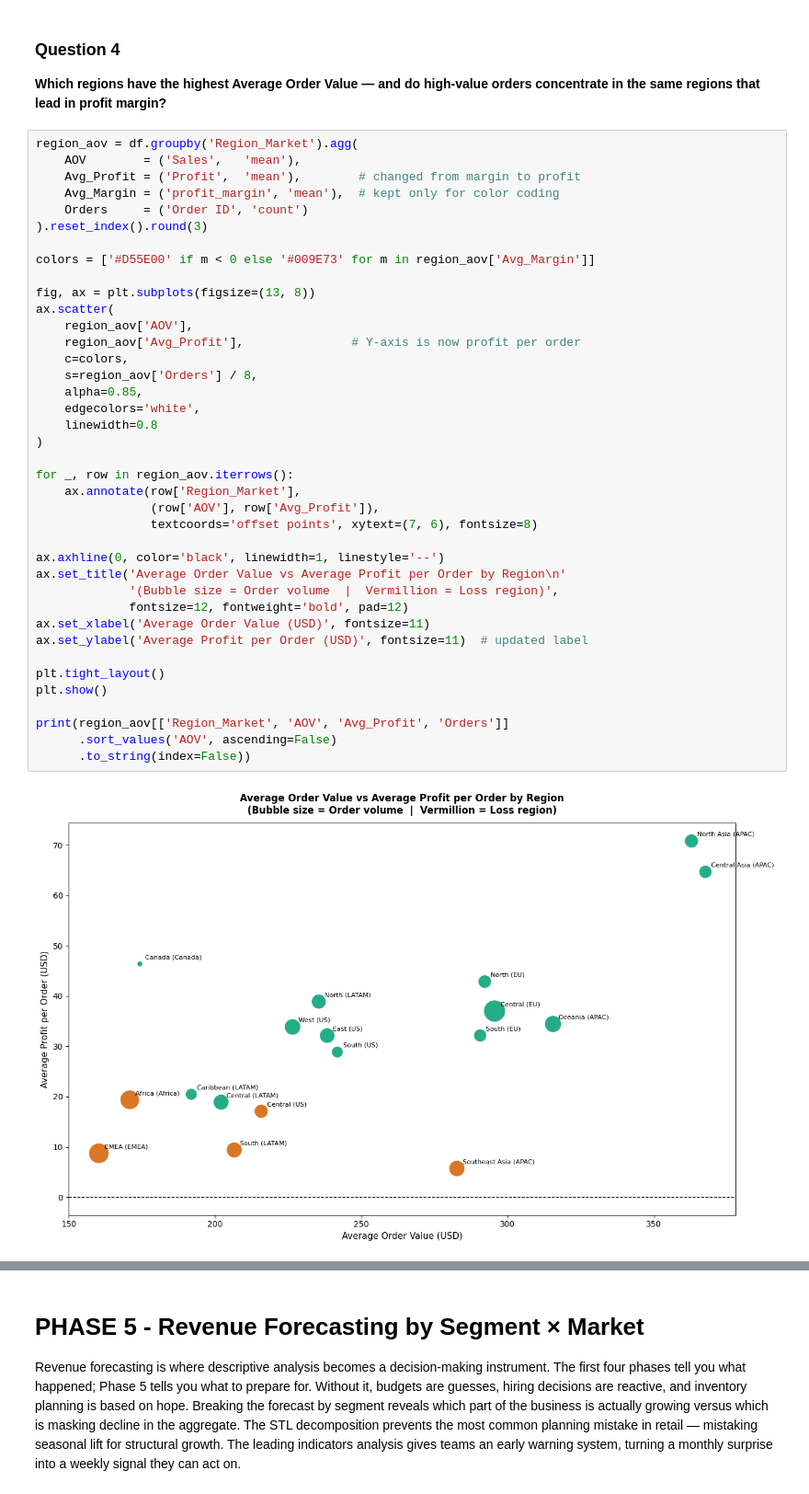
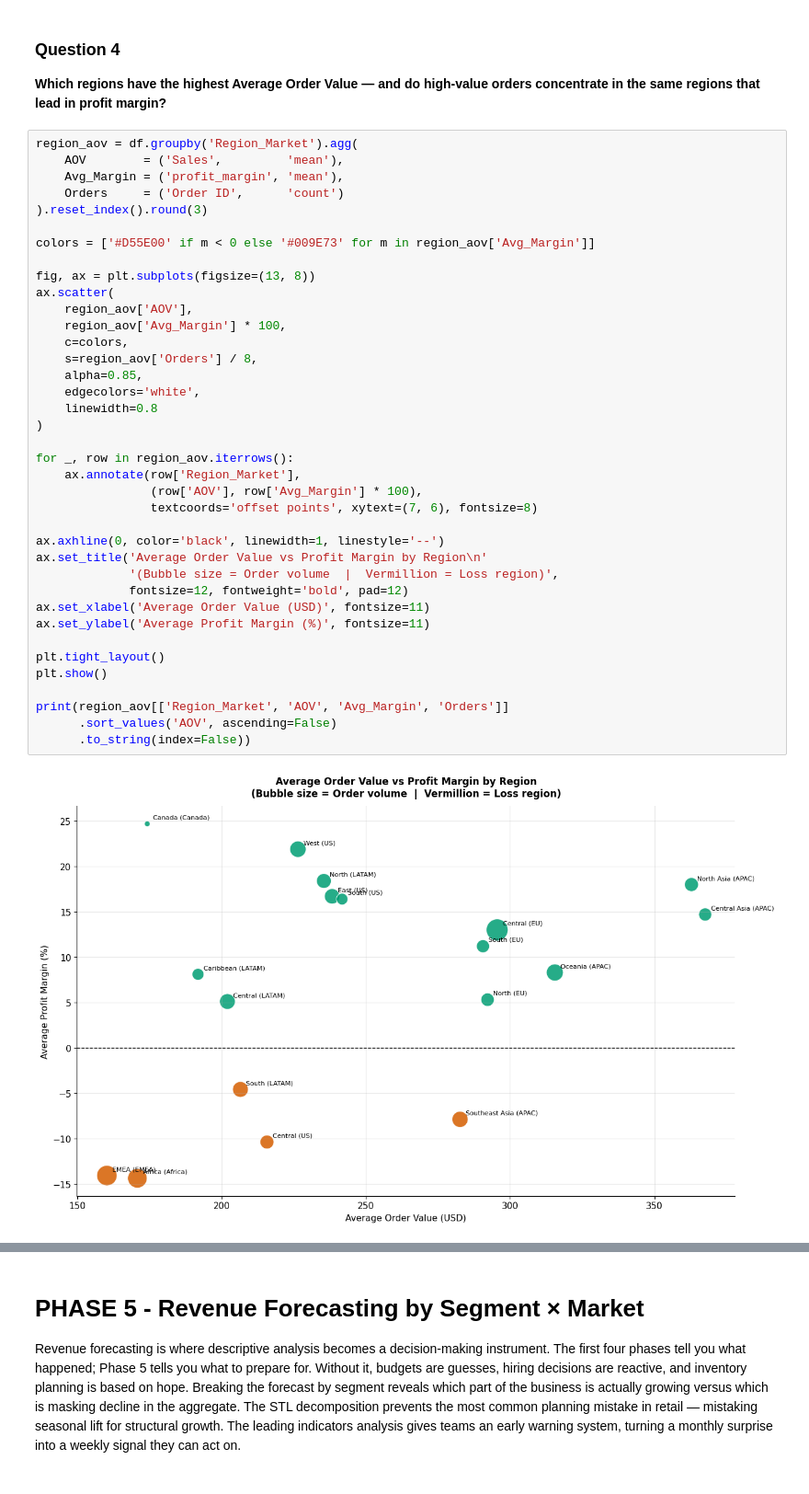
Before and after one commit to satwik12151/Capstone-Project-Group-3-, a Jupyter notebook: Capstone_Project_Group3.ipynb, the cells around one changed output, grey strips where cells are left out. Shown at 92% size. Cells and saved outputs as stored; diff of their text form.

```diff
--- a/Capstone_Project_Group3.ipynb
+++ b/Capstone_Project_Group3.ipynb
@@ -1080,42 +1078,41 @@ at the point of sale, not in fulfillment.
 concentrate in the same regions that lead in profit margin?**
 # %%
 region_aov = df.groupby('Region_Market').agg(
-    AOV        = ('Sales',   'mean'),
-    Avg_Profit = ('Profit',  'mean'),        # changed from margin to profit
-    Avg_Margin = ('profit_margin', 'mean'),  # kept only for color coding
-    Orders     = ('Order ID', 'count')
+    AOV        = ('Sales',         'mean'),
+    Avg_Margin = ('profit_margin', 'mean'),
+    Orders     = ('Order ID',      'count')
 ).reset_index().round(3)
 
 colors = ['#D55E00' if m < 0 else '#009E73' for m in region_aov['Avg_Margin']]
 
 fig, ax = plt.subplots(figsize=(13, 8))
 ax.scatter(
     region_aov['AOV'],
-    region_aov['Avg_Profit'],               # Y-axis is now profit per order
+    region_aov['Avg_Margin'] * 100,
     c=colors,
     s=region_aov['Orders'] / 8,
     alpha=0.85,
     edgecolors='white',
     linewidth=0.8
 )
 
 for _, row in region_aov.iterrows():
     ax.annotate(row['Region_Market'],
-                (row['AOV'], row['Avg_Profit']),
+                (row['AOV'], row['Avg_Margin'] * 100),
                 textcoords='offset points', xytext=(7, 6), fontsize=8)
 
 ax.axhline(0, color='black', linewidth=1, linestyle='--')
-ax.set_title('Average Order Value vs Average Profit per Order by Region\n'
+ax.set_title('Average Order Value vs Profit Margin by Region\n'
              '(Bubble size = Order volume  |  Vermillion = Loss region)',
              fontsize=12, fontweight='bold', pad=12)
 ax.set_xlabel('Average Order Value (USD)', fontsize=11)
-ax.set_ylabel('Average Profit per Order (USD)', fontsize=11)  # updated label
+ax.set_ylabel('Average Profit Margin (%)', fontsize=11)
 
 plt.tight_layout()
 plt.show()
 
-print(region_aov[['Region_Market', 'AOV', 'Avg_Profit', 'Orders']]
+print(region_aov[['Region_Market', 'AOV', 'Avg_Margin', 'Orders']]
       .sort_values('AOV', ascending=False)
       .to_string(index=False))
 # %% [output]
-[figure, old version]
+[figure, new version]
```
Also changed, not shown: parts of 11 cells of this notebook.
